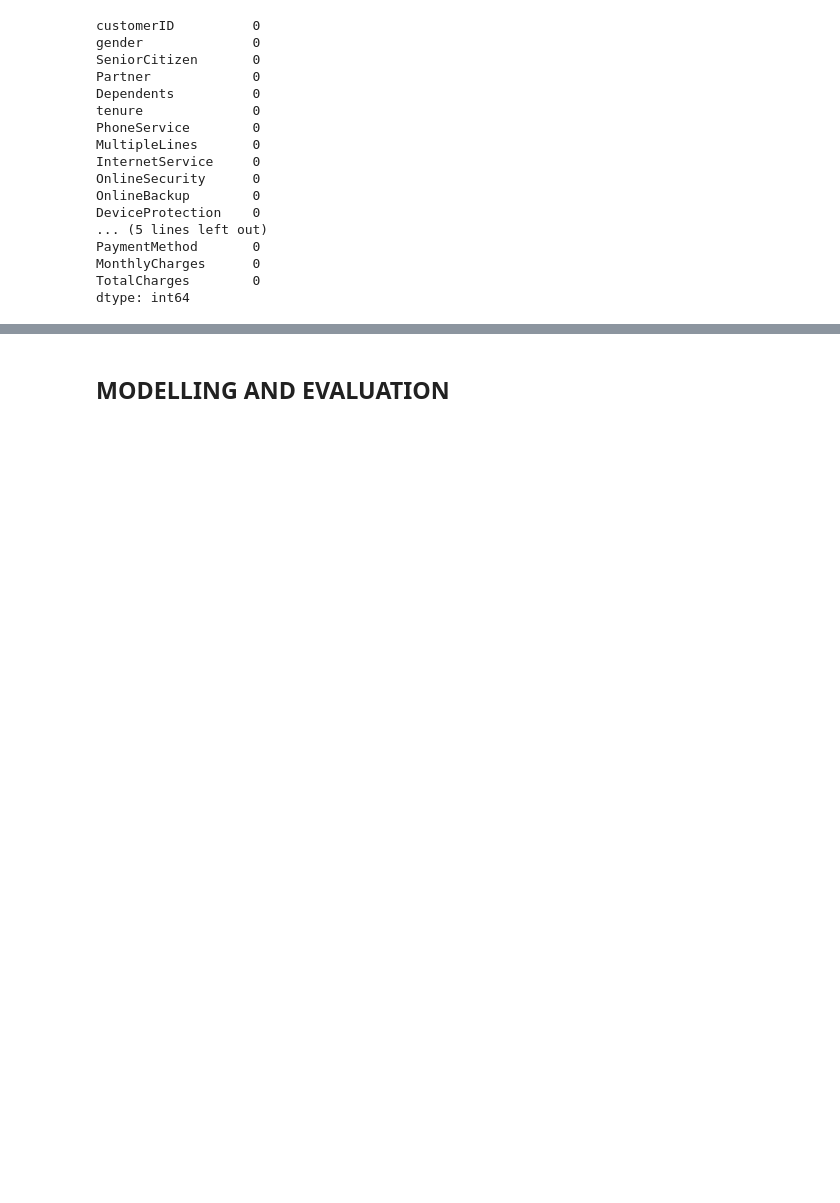
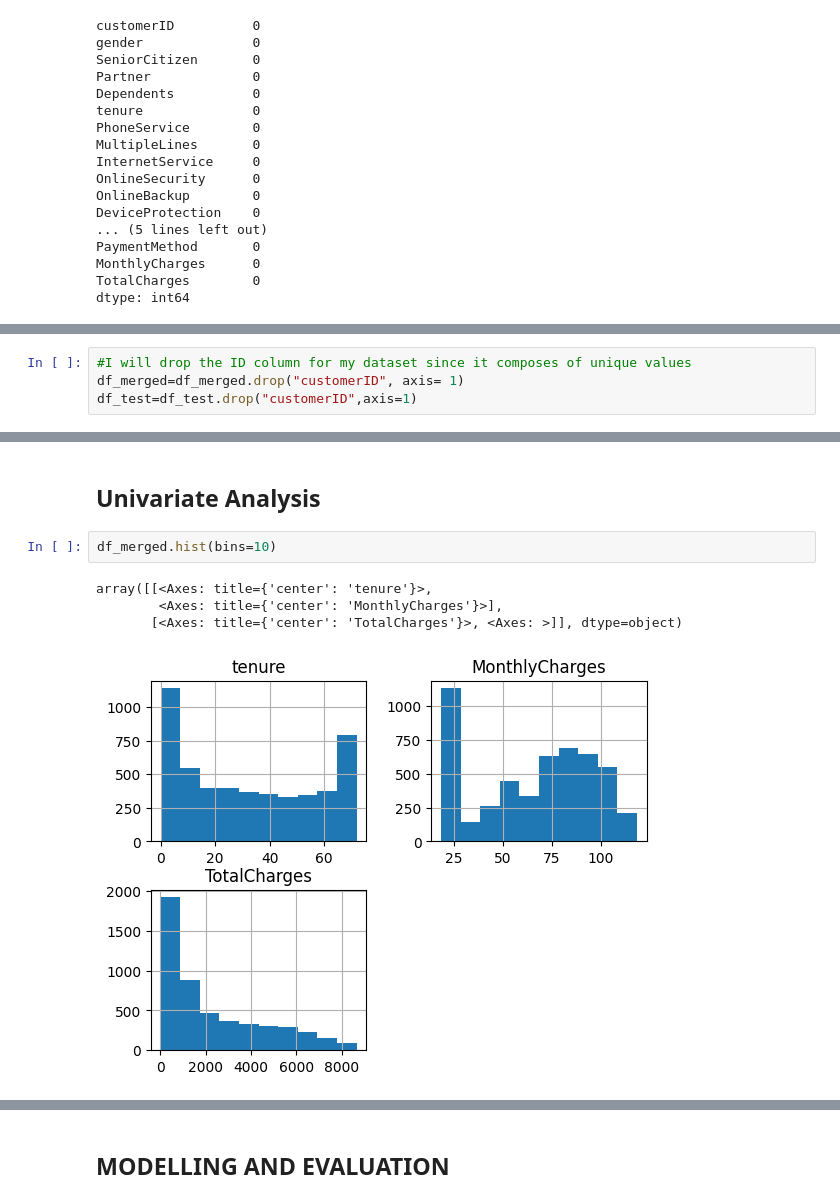
Before and after one commit to Wisdom-EdemD-rah/Customer-Churn-Prediction-and-Analysis, a Jupyter notebook: notebooks/main.ipynb, the cells around one changed output, grey strips where cells are left out. Drawn from its saved outputs; the diff is of its cells as text; blank space fills up the shorter version.

```diff
--- a/notebooks/main.ipynb
+++ b/notebooks/main.ipynb
@@ -1432,0 +1438,4 @@ dtype: int64
+# %%
+#I will drop the ID column for my dataset since it composes of unique values
+df_merged=df_merged.drop("customerID", axis= 1)
+df_test=df_test.drop("customerID",axis=1)
@@ -1432,0 +1449,9 @@ dtype: int64
+# %% [markdown]
+## **Univariate Analysis**
+# %%
+df_merged.hist(bins=10)
+# %% [output]
+array([[<Axes: title={'center': 'tenure'}>,
+        <Axes: title={'center': 'MonthlyCharges'}>],
+       [<Axes: title={'center': 'TotalCharges'}>, <Axes: >]], dtype=object)
+[figure, added]
```
Also changed, not shown: parts of 49 cells of this notebook.
